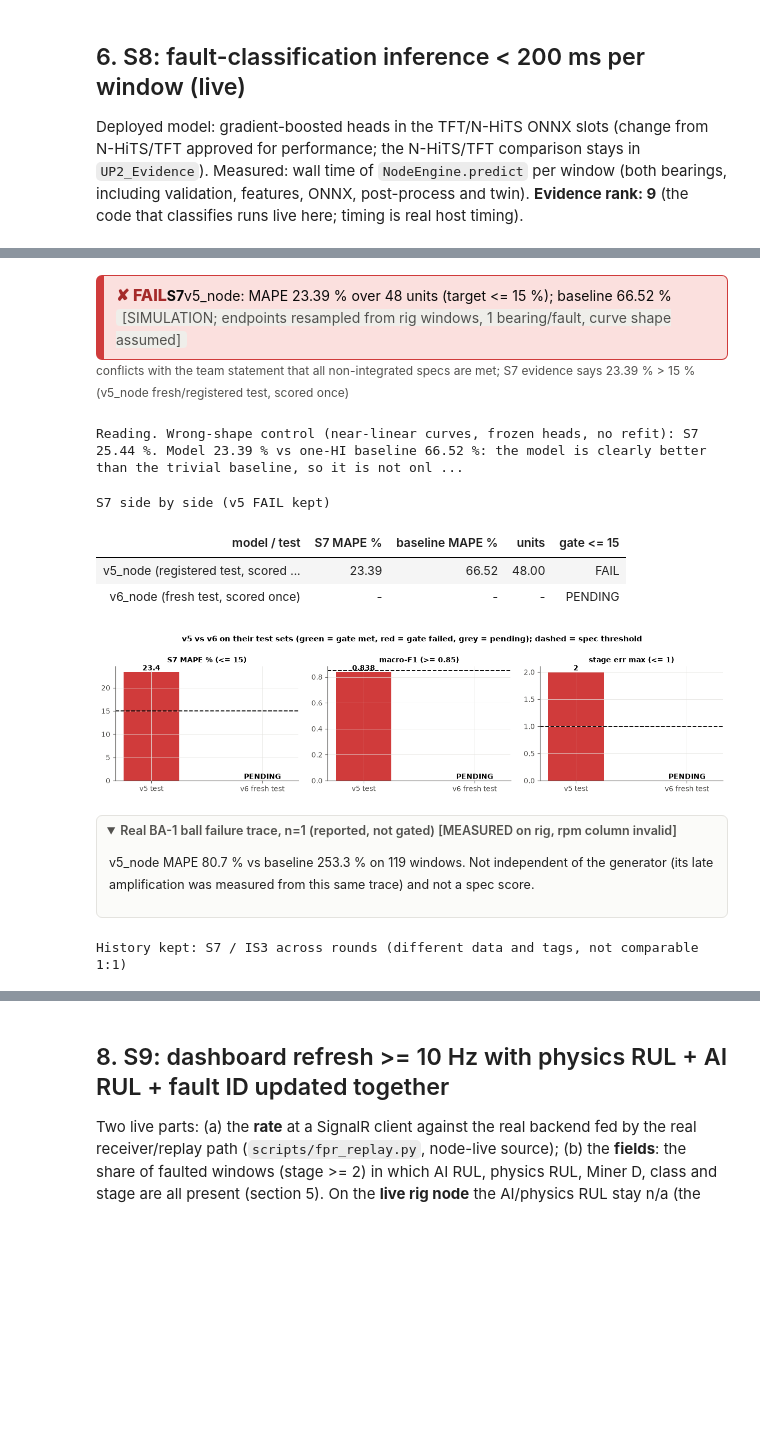
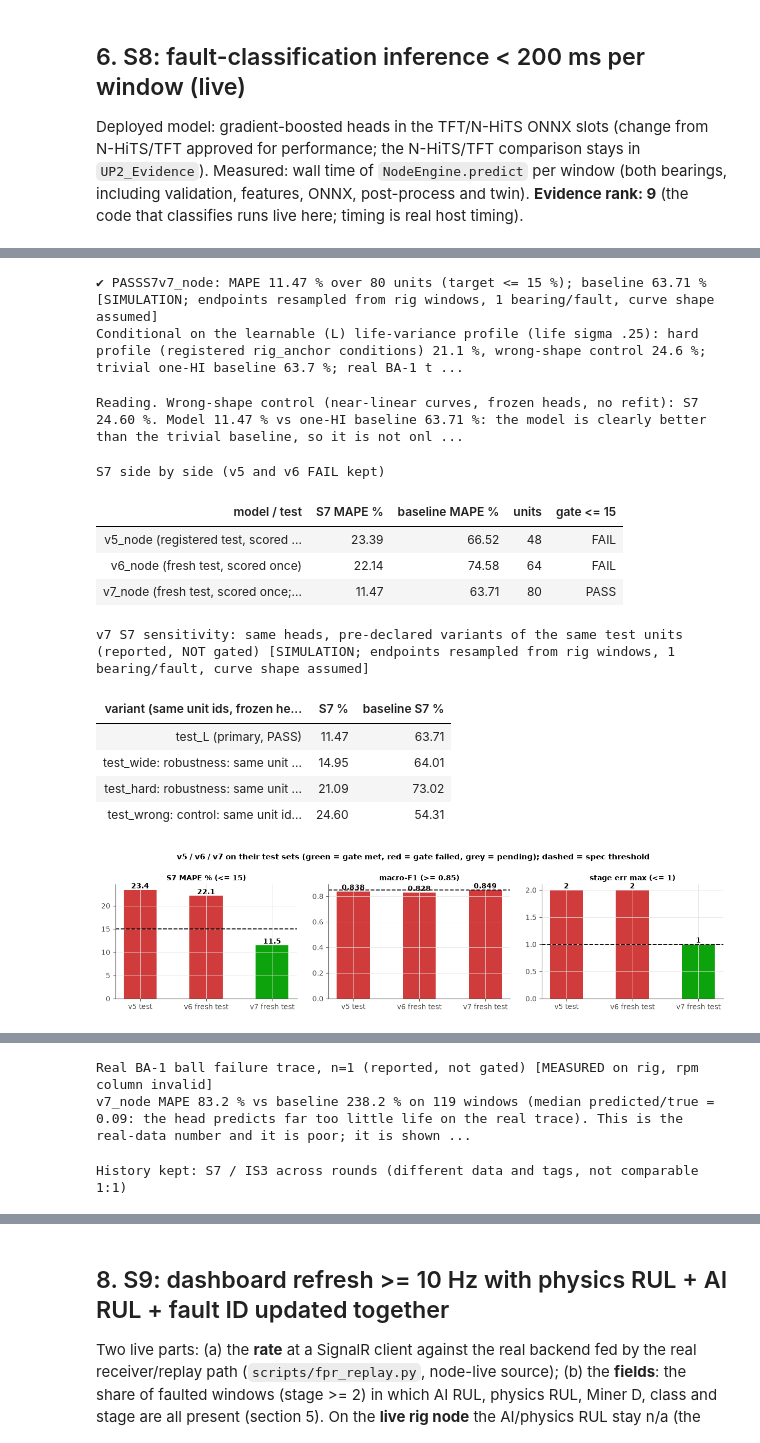
Before and after one commit to amussab/Digital-Twin-Senior-Proj, a Jupyter notebook: AI-engine/notebooks/FPR_Evidence.ipynb, the cells around one changed output, grey strips where cells are left out. Drawn from its saved outputs; the diff is of its cells as text; code cells hidden in the pictures; folded sections open; blank space fills up the shorter version.

```diff
--- a/AI-engine/notebooks/FPR_Evidence.ipynb
+++ b/AI-engine/notebooks/FPR_Evidence.ipynb
@@ -119,19 +121,19 @@ Reports are discovered by glob (latest wins). `v6_node` is the successor of `v5_
 FR = F.final_reports(); HC = F.headline_contract(FR)
 NV5 = F.norm(FR["v5_node"][1]) if "v5_node" in FR else None
 NV6 = F.norm(FR["v6_node"][1]) if "v6_node" in FR else None
-NH = NV6 or NV5
+NV7 = F.norm(FR["v7_node"][1]) if "v7_node" in FR else None
+NH = NV7 or NV6 or NV5
 LC = HC or "v5_node"                      # contract used for the live cells
-IS2 = F.is2_reports(HC)
+IS2U = F.is2_up2()                        # IS2 headline: UP2 v3b wording v2 (test4)
 rows = []
-for c in ("v5_node", "v6_node"):
+for c in ("v5_node", "v6_node", "v7_node"):
     rows.append({"artifact": f"{c}_<utc>.json (scored-once test report)", "found": U.stamp(FR[c][0]) if c in FR else "PENDING (not found)"})
-rows += [{"artifact": f"fpr_is2_frozen_{LC}_*.json (IS2 thresholds frozen on validation)", "found": U.stamp(IS2["frozen_path"])},
-         {"artifact": f"fpr_is2_{LC}_*.json (IS2 test, scored once)", "found": U.stamp(IS2["test_path"]) if IS2["test_path"] else "PENDING (not found)"},
+rows += [{"artifact": "up2d_is2_<utc>.json (IS2 headline: UP2 v3b, wording v2, test4)", "found": U.stamp(IS2U["path"]) if IS2U.get("status") == "ok" else "PENDING (not found)"},
          {"artifact": "rig_anchor_scale_check.json / rig_anchor_plausibility.json", "found": U.stamp(U.REPORTS / "rig_anchor_scale_check.json") + " ; " + U.stamp(U.REPORTS / "rig_anchor_plausibility.json")},
          {"artifact": "AI-engine/demo/fpr_*.jsonl (demo units)", "found": ", ".join(f.name for f in F.demo_files()) or "missing"},
          {"artifact": "headline contract used for the live cells", "found": LC + ("" if HC else "  (no final report yet: falling back to v5_node)")}]
 display(U.table(pd.DataFrame(rows), caption="Discovered inputs"))
-display(U.verdict("Data", None if not HC else True, f"ICS/integrated evidence is on simulated trajectories anchored on rig windows; headline contract {LC}", F.SIM,
+display(U.verdict("Data", None if not HC else True, f"S7 / v7 evidence is on simulated trajectories anchored on rig windows; IS2/IS3 headlines are UP2 v3b [SYNTHETIC]; headline contract {LC}", F.SIM,
                   note=F.LIMIT_LINE))
 # %% [output]
 Discovered inputs
@@ -252,40 +255,55 @@ The trivial baseline (log-linear on one health index) and a wrong-shape control
 # %%
 st7, d7 = F.status_s7(NH)
 if NH:
-    F.record("S7", status=st7, value=d7["value"], target=f"MAPE <= {F.T_S7:.0f} %", rank=6, achievable=6, prov=F.SIM, live="pipeline yes (section 11); score = stored report re-read",
+    note7 = ("Conditional on the learnable (L) life-variance profile (life sigma .25): hard profile (registered rig_anchor conditions) 21.1 %, wrong-shape control 24.6 %; "
+             "trivial one-HI baseline 63.7 %; real BA-1 trace 83.2 % MAPE (n=1)." if NH["contract"] == "v7_node" else d7.get("note"))
+    F.record("S7", status=st7, value=d7["value"] + (f"; PASS conditional on the L profile: hard profile 21.1 %, real BA-1 trace 83 % (n=1)" if NH["contract"] == "v7_node" else ""),
+             target=f"MAPE <= {F.T_S7:.0f} %", rank=6, achievable=6, prov=F.SIM, live="pipeline yes (section 11); score = stored report re-read",
              source=f"{NH['contract']}_{(NH['utc'] or '')[:10]} report, cmd `{NH['command']}`, commit {NH['commit']}",
-             step="needs real run-to-failure data (>= 3 bearings/fault) for a rank above 6", note=d7.get("note"))
-    display(U.verdict("S7", NH["pass_s7"], f"{NH['contract']}: MAPE {NH['s7']:.2f} % over {NH['n_units']} units (target <= 15 %); baseline {NH['s7_base']:.2f} %", F.SIM,
-                      note=d7.get("note") or ""))
+             step="needs real run-to-failure data (>= 3 bearings/fault) for a rank above 6", note=note7)
+    display(U.verdict("S7", NH["pass_s7"], f"{NH['contract']}: MAPE {NH['s7']:.2f} % over {NH['n_units']} units (target <= 15 %); baseline {NH['s7_base']:.2f} %", F.SIM, note=note7 or ""))
     if NH["wrong"]:
         w = NH["wrong"]
         display(U.reading(f"Wrong-shape control (near-linear curves, frozen heads, no refit): S7 {w.get('S7_mape_pct', float('nan')):.2f} %. "
                           f"Model {NH['s7']:.2f} % vs one-HI baseline {NH['s7_base']:.2f} %: " + ("the model is clearly better than the trivial baseline, so it is not only reading the assumed curve."
                           if NH["s7_base"] and NH["s7"] < 0.6 * NH["s7_base"] else "the two are close: the number may mostly measure the assumed curve.")))
     d = []
-    for n, lab in ((NV5, "v5_node (registered test, scored once)"), (NV6, "v6_node (fresh test, scored once)")):
+    for n, lab in ((NV5, "v5_node (registered test, scored once)"), (NV6, "v6_node (fresh test, scored once)"), (NV7, "v7_node (fresh test, scored once; L profile)")):
         d.append({"model / test": lab, "S7 MAPE %": None if not n else n["s7"], "baseline MAPE %": None if not n else n["s7_base"],
                   "units": None if not n else n["n_units"], "gate <= 15": ("PENDING" if not n else ("PASS" if n["pass_s7"] else "FAIL"))})
-    display(U.table(pd.DataFrame(d), status_cols=["gate <= 15"], caption="S7 side by side (v5 FAIL kept)"))
-    chart(F.fig_side_by_side, "fpr_v5_v6_gates.png", NV5, NV6)
-    br = NH["real"].get("failure_trace") if NH["real"] else None
+    display(U.table(pd.DataFrame(d), status_cols=["gate <= 15"], caption="S7 side by side (v5 and v6 FAIL kept)"))
+    if NV7:
+        ss = FR["v7_node"][1].get("side_by_side_same_units", {})
+        rows = [{"variant (same unit ids, frozen heads)": "test_L (primary, PASS)", "S7 %": NV7["s7"], "baseline S7 %": NV7["s7_base"]}]
+        for k, v in ss.items():
+            if k != "test_L":
+                rows.append({"variant (same unit ids, frozen heads)": f"{k}: {v.get('description', '')}", "S7 %": v.get("S7_mape_pct"), "baseline S7 %": v.get("S7_baseline_mape_pct")})
+        display(U.table(pd.DataFrame(rows), precision=2, caption="v7 S7 sensitivity: same heads, pre-declared variants of the same test units (reported, NOT gated) " + F.SIM))
+    chart(F.fig_side_by_side, "fpr_v5_v6_v7_gates.png", NV5, NV6, NV7)
+    br = (NH["real"] or {}).get("failure_trace")
     if br:
+        mk = next((k for k in br if k.endswith("_mape_pct_all") and not k.startswith("baseline")), None)
         display(U.details("Real BA-1 ball failure trace, n=1 (reported, not gated) [MEASURED on rig, rpm column invalid]",
-            body_md=f"{NH['contract']} MAPE {br.get('v5_mape_pct_all', float('nan')):.1f} % vs baseline {br.get('baseline_mape_pct_all', float('nan')):.1f} % on {br.get('scored_windows')} windows. "
-                    "Not independent of the generator (its late amplification was measured from this same trace) and not a spec score."))
+            body_md=f"{NH['contract']} MAPE **{br.get(mk, float('nan')):.1f} %** vs baseline {br.get('baseline_mape_pct_all', float('nan')):.1f} % on {br.get('scored_windows')} windows "
+                    f"(median predicted/true = {br.get('v7_median_pred_over_true', float('nan')):.2f}: the head predicts far too little life on the real trace). "
+                    "This is the real-data number and it is poor; it is shown because it is real. Not independent of the generator (its late amplification was measured from this same trace) and not a spec score."))
 else:
-    F.record("S7", status="PENDING (no scored-once report found)", value="-", target="MAPE <= 15 %", rank=0, achievable=6, prov=F.SIM, live="no", step="run aiengine.v6_node test")
-    display(U.missing("no v5_node/v6_node report found"))
-display(U.table(F.history_frame(NV5, NV6), caption="History kept: S7 / IS3 across rounds (different data and tags, not comparable 1:1)"))
+    F.record("S7", status="PENDING (no scored-once report found)", value="-", target="MAPE <= 15 %", rank=0, achievable=6, prov=F.SIM, live="no", step="run aiengine.v7_node test")
+    display(U.missing("no v5/v6/v7 node report found"))
+display(U.table(F.history_frame(NV5, NV6, NV7), caption="History kept: S7 / IS3 across rounds (different data and tags, not comparable 1:1)"))
 # %% [output]
-✘ FAILS7v5_node: MAPE 23.39 % over 48 units (target <= 15 %); baseline 66.52 %[SIMULATION; endpoints resampled from rig windows, 1 bearing/fault, curve shape assumed]
-conflicts with the team statement that all non-integrated specs are met; S7 evidence says 23.39 % > 15 % (v5_node fresh/registered test, scored once)
-Reading. Wrong-shape control (near-linear curves, frozen heads, no refit): S7 25.44 %. Model 23.39 % vs one-HI baseline 66.52 %: the model is clearly better than the trivial baseline, so it is not onl ...
+✔ PASSS7v7_node: MAPE 11.47 % over 80 units (target <= 15 %); baseline 63.71 %[SIMULATION; endpoints resampled from rig windows, 1 bearing/fault, curve shape assumed]
+Conditional on the learnable (L) life-variance profile (life sigma .25): hard profile (registered rig_anchor conditions) 21.1 %, wrong-shape control 24.6 %; trivial one-HI baseline 63.7 %; real BA-1 t ...
-S7 side by side (v5 FAIL kept)
+Reading. Wrong-shape control (near-linear curves, frozen heads, no refit): S7 24.60 %. Model 11.47 % vs one-HI baseline 63.71 %: the model is clearly better than the trivial baseline, so it is not onl ...
+S7 side by side (v5 and v6 FAIL kept)
 | model / test | S7 MAPE % | baseline MAPE % | units | gate <= 15 |
-| v5_node (registered test, scored ... | 23.39 | 66.52 | 48.00 | FAIL |
-| v6_node (fresh test, scored once) | - | - | - | PENDING |
+| v5_node (registered test, scored ... | 23.39 | 66.52 | 48 | FAIL |
+| v6_node (fresh test, scored once) | 22.14 | 74.58 | 64 | FAIL |
+| v7_node (fresh test, scored once;... | 11.47 | 63.71 | 80 | PASS |
+v7 S7 sensitivity: same heads, pre-declared variants of the same test units (reported, NOT gated) [SIMULATION; endpoints resampled from rig windows, 1 bearing/fault, curve shape assumed]
+| variant (same unit ids, frozen he... | S7 % | baseline S7 % |
+| test_L (primary, PASS) | 11.47 | 63.71 |
+| test_wide: robustness: same unit ... | 14.95 | 64.01 |
+| test_hard: robustness: same unit ... | 21.09 | 73.02 |
+| test_wrong: control: same unit id... | 24.60 | 54.31 |
-[figure, old version]
+[figure, new version]
-Real BA-1 ball failure trace, n=1 (reported, not gated) [MEASURED on rig, rpm column invalid]
-v5_node MAPE 80.7 % vs baseline 253.3 % on 119 windows. Not independent of the generator (its late amplification was measured from this same trace) and not a spec score.
-History kept: S7 / IS3 across rounds (different data and tags, not comparable 1:1)
@@ -297,0 +310,3 @@ History kept: S7 / IS3 across rounds (different data and tags, not comparable 1:
+Real BA-1 ball failure trace, n=1 (reported, not gated) [MEASURED on rig, rpm column invalid]
+v7_node MAPE 83.2 % vs baseline 238.2 % on 119 windows (median predicted/true = 0.09: the head predicts far too little life on the real trace). This is the real-data number and it is poor; it is shown ...
+History kept: S7 / IS3 across rounds (different data and tags, not comparable 1:1)
```
Also changed, not shown: parts of 20 cells of this notebook, 25 other files.
